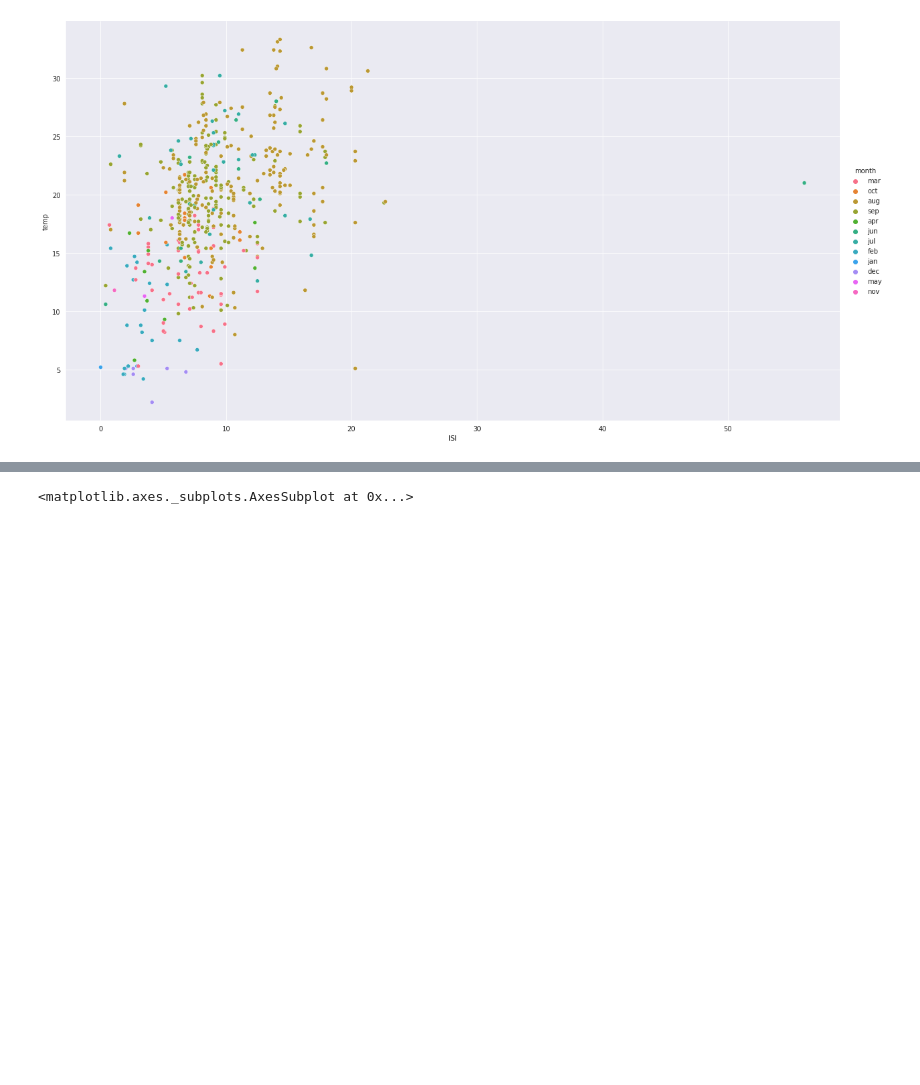
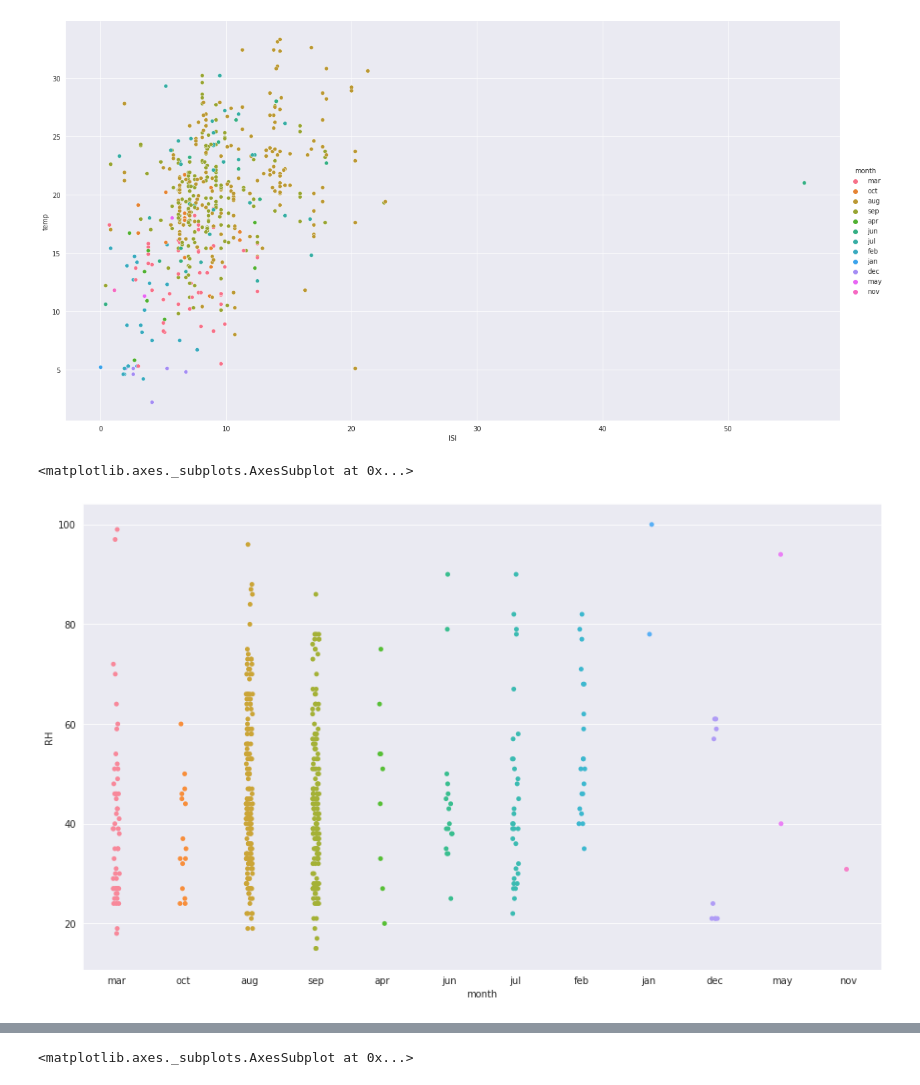
Before and after one commit to masp42/integrate_CA, a Jupyter notebook: Marcelo_Pugliesi_Marina_AI_DV_DP_ICA.ipynb, the cells around one changed output, grey strips where cells are left out. Saved outputs shown, nothing was run; the diff lists cells and outputs as text; code cells hidden in the pictures; blank space fills up the shorter version.

```diff
--- a/Marcelo_Pugliesi_Marina_AI_DV_DP_ICA.ipynb
+++ b/Marcelo_Pugliesi_Marina_AI_DV_DP_ICA.ipynb
@@ -181,3 +181,9 @@ sns.relplot(
 # %% [output]
 <seaborn.axisgrid.FacetGrid at 0x...>
 [figure]
+# %%
+plt.figure(figsize =(15, 9))
+sns.stripplot(x="month", y="RH", data=df, jitter=0.05)
+# %% [output]
+<matplotlib.axes._subplots.AxesSubplot at 0x...>
+[figure, added]
```
Also changed, not shown: parts of 4 cells of this notebook.
